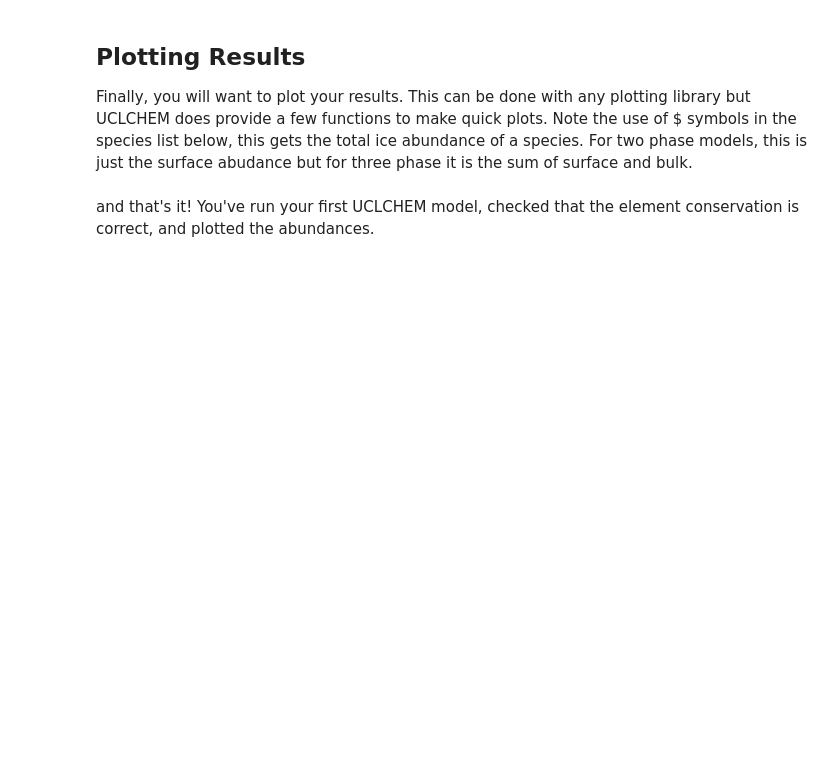
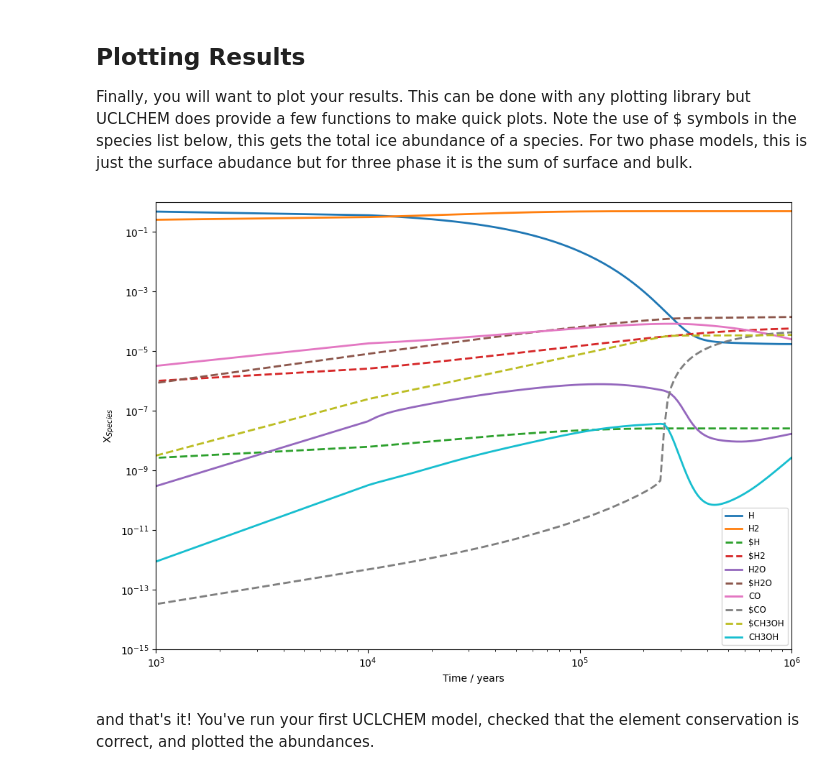
Before and after one commit to uclchem/UCLCHEM, a Jupyter notebook: notebooks/1_first_model.ipynb, the cells around one changed output. Saved outputs shown, nothing was run; the diff lists cells and outputs as text; code cells hidden in the pictures; blank space fills up the shorter version.

```diff
--- a/notebooks/1_first_model.ipynb
+++ b/notebooks/1_first_model.ipynb
@@ -23,12 +23,6 @@ param_dict = {
     "finalTime": 1.0e6,  # final time
     "rout": 0.1,  # radius of cloud in pc
     "baseAv": 1.0,  # visual extinction at cloud edge.
-    "outputFile": "../examples/test-output/static-full.dat",  # full UCLCHEM output
-    "abundSaveFile": "../examples/test-output/startstatic.dat",  # save final abundances to file
 }
-# Ensure the output directory is present:
-if not os.path.exists("../examples/test-output/"):
-    os.makedirs("../examples/test-output/")
 
-result = uclchem.model.cloud(param_dict=param_dict, out_species=out_species)
-print(result)
+cloud = uclchem.trialmodel.Cloud(param_dict=param_dict, out_species=out_species)
@@ -59,8 +67,9 @@ print(conservation)
 ## Plotting Results
 Finally, you will want to plot your results. This can be done with any plotting library but UCLCHEM does provide a few functions to make quick plots. Note the use of $ symbols in the species list below, this gets the total ice abundance of a species. For two phase models, this is just the surface abudance but for three phase it is the sum of surface and bulk.
 # %%
-species = ["H", "H2", "$H", "$H2", "H2O", "$H2O", "CO", "$CO", "$CH3OH", "CH3OH"]
-fig, ax = uclchem.analysis.create_abundance_plot(result_df, species, figsize=(10, 7))
+fig, ax = cloud.abundance_plot(species=["H", "H2", "$H", "$H2", "H2O", "$H2O", "CO", "$CO", "$CH3OH", "CH3OH"], figsize=(10, 7))
 ax = ax.set(xscale="log", ylim=(1e-15, 1), xlim=(1e3, 1e6))
+# %% [output]
+[figure, added]
 # %% [markdown]
 and that's it! You've run your first UCLCHEM model, checked that the element conservation is correct, and plotted the abundances.
```
Also changed, not shown: parts of 5 cells of this notebook, 5 other files.
